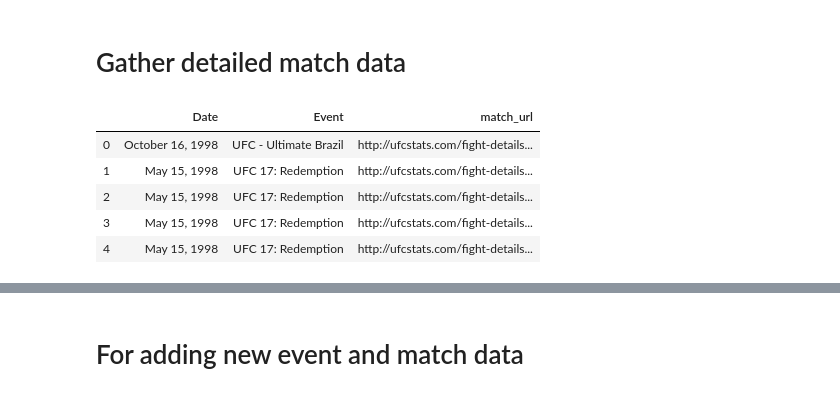
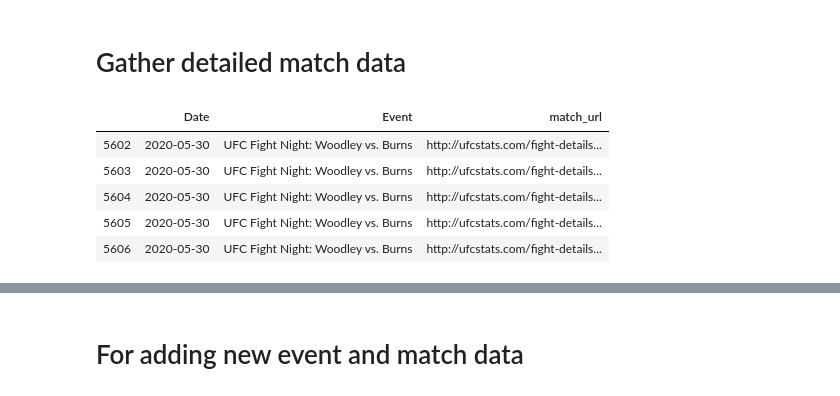
Before and after one commit to cinhui/ufc-events-stats, a Jupyter notebook: scrape-ufcstats.ipynb, the cells around one changed output, grey strips where cells are left out. Cells and saved outputs as stored; diff of their text form; code cells hidden in the pictures.

```diff
--- a/scrape-ufcstats.ipynb
+++ b/scrape-ufcstats.ipynb
@@ -8,6 +8,9 @@ import requests
 from bs4 import BeautifulSoup
 import itertools
 import datetime
+# %%
+pd.set_option('display.max_columns', None)
+pd.options.display.max_colwidth = 100
 # %% [markdown]
 # Gather list of past events
 # %%
@@ -121,14 +125,14 @@ matches_data_df.to_csv("data_ufcstats/ufc-stats-matches-links.csv", index=False)
 # Gather detailed match data
 # %%
 matches_data_df = pd.read_csv("data_ufcstats/ufc-stats-matches-links.csv")
-matches_data_df.head()
+matches_data_df.tail()
 # %% [output]
 |  | Date | Event | match_url |
-| 0 | October 16, 1998 | UFC - Ultimate Brazil | http://ufcstats.com/fight-details... |
-| 1 | May 15, 1998 | UFC 17: Redemption | http://ufcstats.com/fight-details... |
-| 2 | May 15, 1998 | UFC 17: Redemption | http://ufcstats.com/fight-details... |
-| 3 | May 15, 1998 | UFC 17: Redemption | http://ufcstats.com/fight-details... |
-| 4 | May 15, 1998 | UFC 17: Redemption | http://ufcstats.com/fight-details... |
+| 5602 | 2020-05-30 | UFC Fight Night: Woodley vs. Burns | http://ufcstats.com/fight-details... |
+| 5603 | 2020-05-30 | UFC Fight Night: Woodley vs. Burns | http://ufcstats.com/fight-details... |
+| 5604 | 2020-05-30 | UFC Fight Night: Woodley vs. Burns | http://ufcstats.com/fight-details... |
+| 5605 | 2020-05-30 | UFC Fight Night: Woodley vs. Burns | http://ufcstats.com/fight-details... |
+| 5606 | 2020-05-30 | UFC Fight Night: Woodley vs. Burns | http://ufcstats.com/fight-details... |
 # %%
 # Get event details from each event
 full_matches_df = pd.DataFrame()
```
Also changed, not shown: parts of 12 cells of this notebook, 3 other files.
